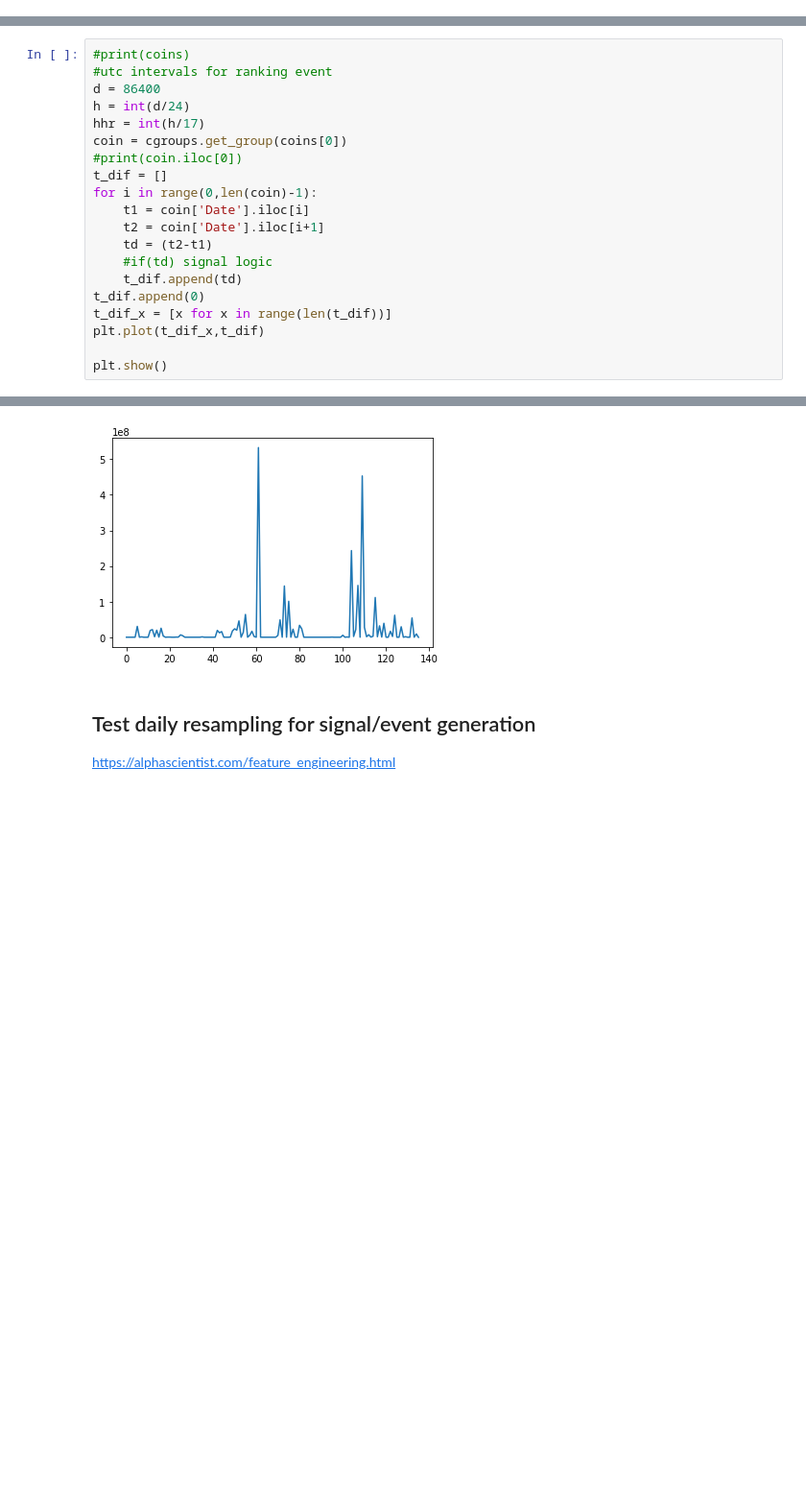
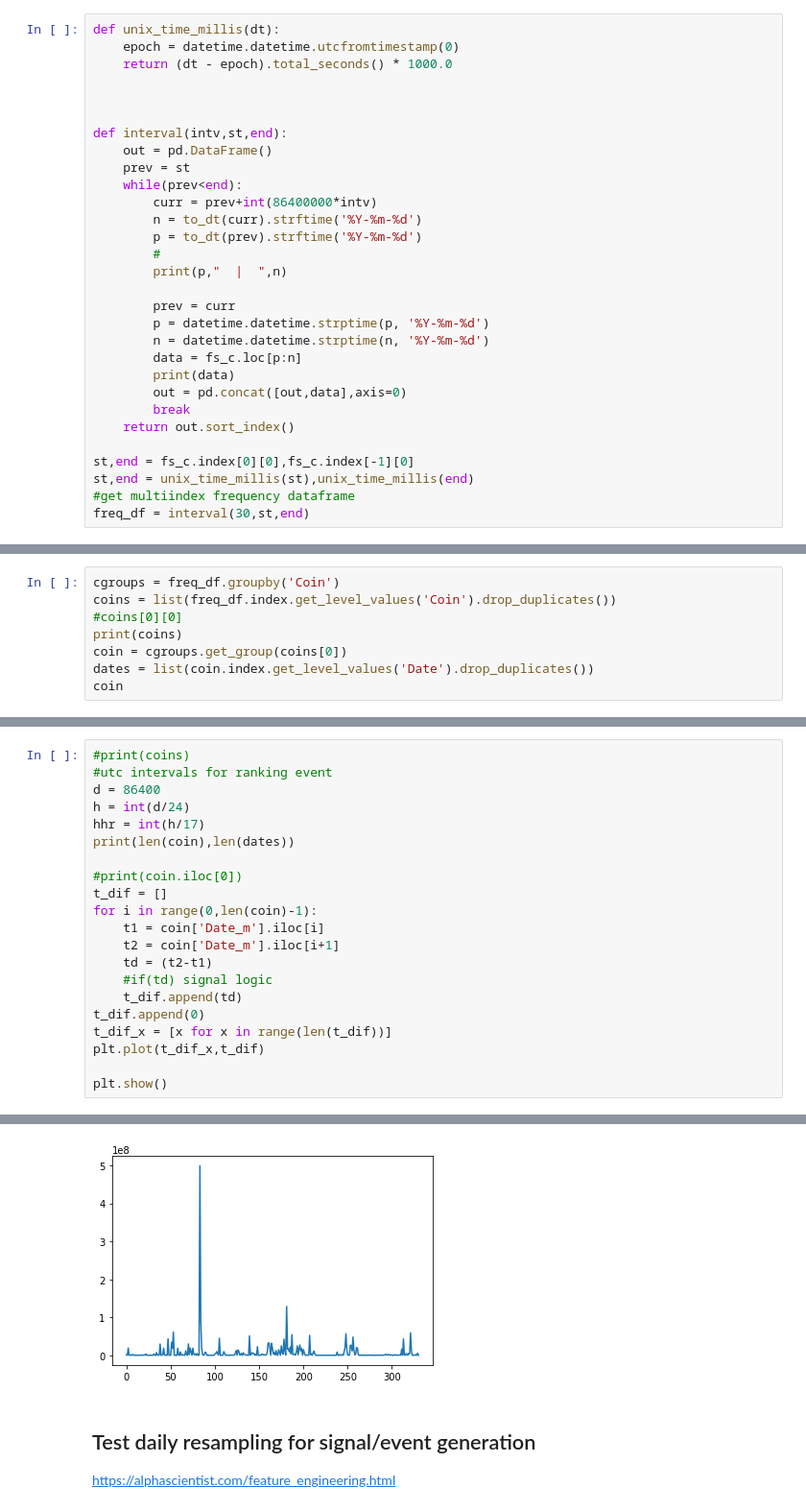
Before and after one commit to darkstar4401/Portfolio-Analysis, a Jupyter notebook: bw_freq_port.ipynb, the cells around one changed output, grey strips where cells are left out. Shown at 96% size. Drawn from its saved outputs; the diff is of its cells as text; blank space fills up the shorter version.

```diff
--- a/bw_freq_port.ipynb
+++ b/bw_freq_port.ipynb
@@ -236,0 +206,30 @@ coins,cgroups = interval(30,st,end)
+# %%
+def unix_time_millis(dt):
+    epoch = datetime.datetime.utcfromtimestamp(0)
+    return (dt - epoch).total_seconds() * 1000.0
+
+
+
+def interval(intv,st,end):
+    out = pd.DataFrame()
+    prev = st
+    while(prev<end):
+        curr = prev+int(86400000*intv)
+        n = to_dt(curr).strftime('%Y-%m-%d')
+        p = to_dt(prev).strftime('%Y-%m-%d')
+        #
+        print(p,"  |  ",n)
+
+        prev = curr
+        p = datetime.datetime.strptime(p, '%Y-%m-%d')
+        n = datetime.datetime.strptime(n, '%Y-%m-%d')
+        data = fs_c.loc[p:n]
+        print(data)
+        out = pd.concat([out,data],axis=0)
+        break
+    return out.sort_index()
+
+st,end = fs_c.index[0][0],fs_c.index[-1][0]
+st,end = unix_time_millis(st),unix_time_millis(end)
+#get multiindex frequency dataframe
+freq_df = interval(30,st,end)
@@ -236,0 +276,8 @@ coins,cgroups = interval(30,st,end)
+# %%
+cgroups = freq_df.groupby('Coin')
+coins = list(freq_df.index.get_level_values('Coin').drop_duplicates())
+#coins[0][0]
+print(coins)
+coin = cgroups.get_group(coins[0])
+dates = list(coin.index.get_level_values('Date').drop_duplicates())
+coin
@@ -240,12 +308,13 @@ coins,cgroups = interval(30,st,end)
 d = 86400
 h = int(d/24)
 hhr = int(h/17)
-coin = cgroups.get_group(coins[0])
+print(len(coin),len(dates))
+
 #print(coin.iloc[0])
 t_dif = []
 for i in range(0,len(coin)-1):
-    t1 = coin['Date'].iloc[i]
-    t2 = coin['Date'].iloc[i+1]
+    t1 = coin['Date_m'].iloc[i]
+    t2 = coin['Date_m'].iloc[i+1]
     td = (t2-t1)
     #if(td) signal logic
     t_dif.append(td)
@@ -258,4 +328,4 @@ plt.show()
-[figure, old version]
+[figure, new version]
 # %% [markdown]
 ## Test daily resampling for signal/event generation
 
```
Also changed, not shown: parts of 14 cells of this notebook.
